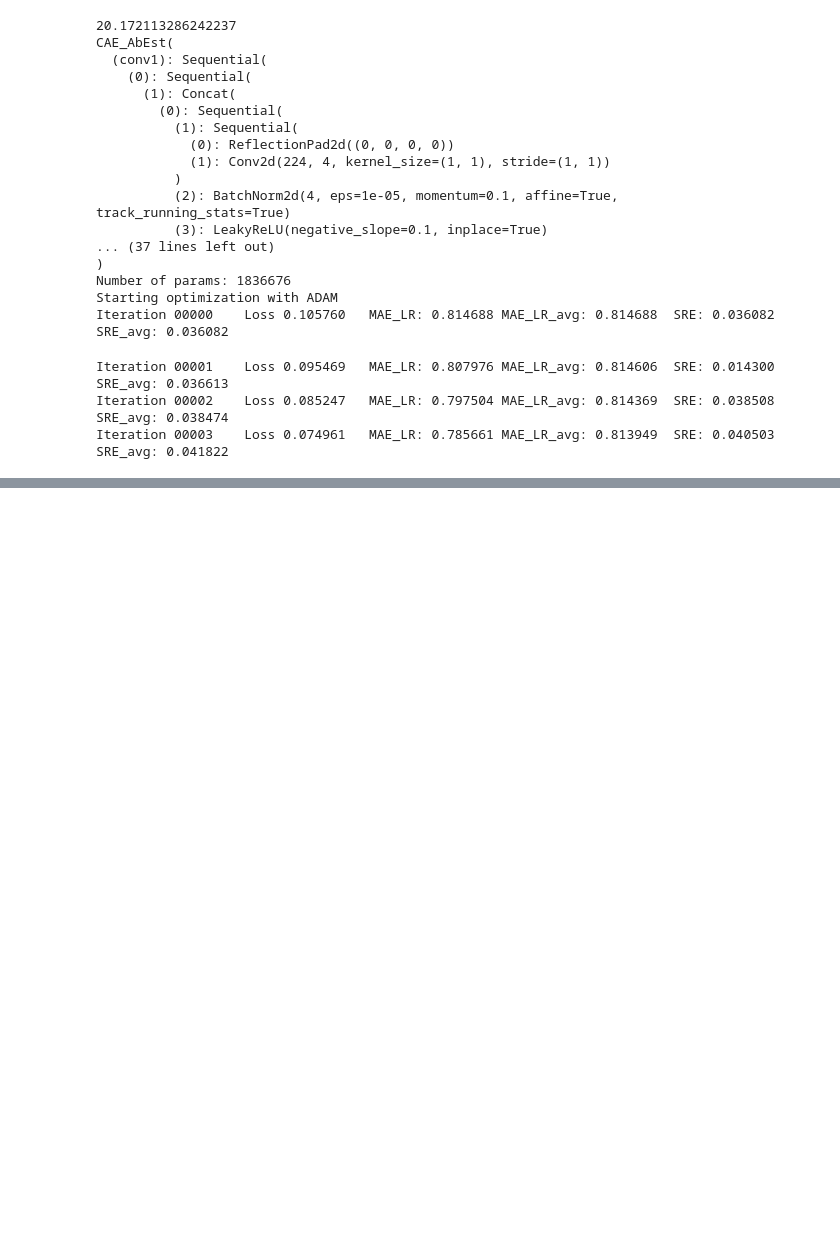
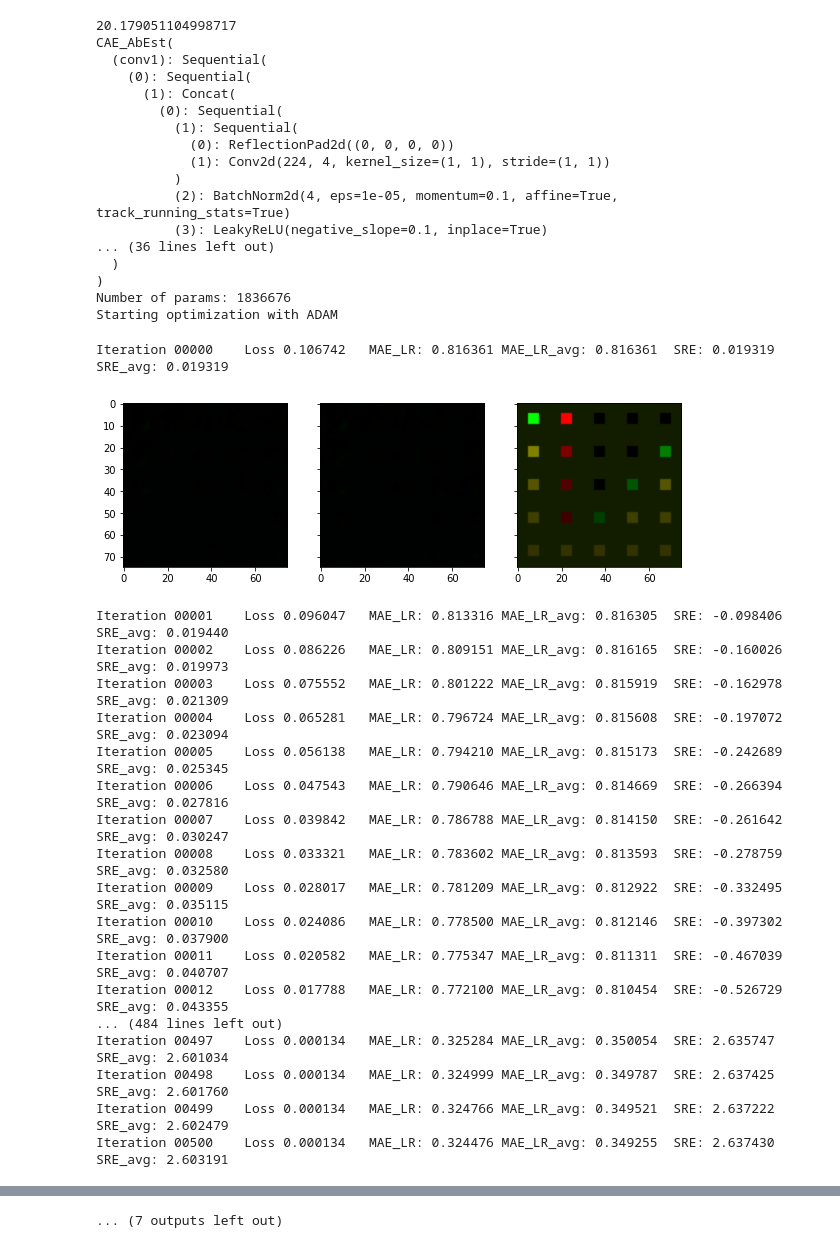
Before and after one commit to BehnoodRasti/Unmixing_Tutorial_IEEE_IADF, a Jupyter notebook: SUnCNNCollab_DC1.ipynb, the cells around one changed output, grey strips where cells are left out. Cells and saved outputs as stored; diff of their text form; code cells hidden in the pictures; blank space fills up the shorter version.

```diff
--- a/SUnCNNCollab_DC1.ipynb
+++ b/SUnCNNCollab_DC1.ipynb
@@ -189,12 +194,12 @@ for fi in tqdm(range(1)):
                 # out_LR_np = np.clip(out_LR_np, 0, 1)
                 # out_avg_np = np.clip(out_avg_np, 0, 1)
 
-                # f, (ax1, ax2, ax3) = plt.subplots(1, 3, sharey=True, figsize=(10,10))
-                # ax1.imshow(np.stack((out_LR_np[2,:,:],out_LR_np[1,:,:],out_LR_np[0,:,:]),2))
-                # ax2.imshow(np.stack((out_avg_np[2,:,:],out_avg_np[1,:,:],out_avg_np[0,:,:]),2))
-                # ax3.imshow(np.stack((A_true_np[2,:,:],A_true_np[1,:,:],A_true_np[0,:,:]),2))
-                # plt.show()
-                plt.plot(out_LR_np.reshape(LibS,nr1*nc1))
+                f, (ax1, ax2, ax3) = plt.subplots(1, 3, sharey=True, figsize=(10,10))
+                ax1.imshow(np.stack((out_LR_np[2,:,:],out_LR_np[1,:,:],out_LR_np[0,:,:]),2))
+                ax2.imshow(np.stack((out_avg_np[2,:,:],out_avg_np[1,:,:],out_avg_np[0,:,:]),2))
+                ax3.imshow(np.stack((A_true_np[2,:,:],A_true_np[1,:,:],A_true_np[0,:,:]),2))
+                plt.show()
+                #plt.plot(out_LR_np.reshape(LibS,nr1*nc1))
             loss[i]=total_loss.item()
             i += 1
 
@@ -204,36 +209,52 @@ for fi in tqdm(range(1)):
         optimize(OPTIMIZER1, p11, closure1, LR1, num_iter1)
         if 0:
             out_LR_np = out_LR.detach().cpu().squeeze().numpy()
             out_avg_np = out_avg.detach().cpu().squeeze().numpy()
             MAE_LR_avg= 100*np.mean(abs(A_true_np.astype(np.float32)- np.clip(out_avg_np, 0, 1)))
             MAE_LR= 100*np.mean(abs(A_true_np.astype(np.float32)- np.clip(out_LR_np, 0, 1)))
             SRE=10*np.log10(LA.norm(A_true_np.astype(np.float32).reshape((EE.shape[1],nr1*nc1)),'fro')/LA.norm((A_true_np.astype(np.float32)- np.clip(out_LR_np, 0, 1)).reshape((EE.shape[1],nr1*nc1)),'fro'))
             SRE_avg=10*np.log10(LA.norm(A_true_np.astype(np.float32).reshape((EE.shape[1],nr1*nc1)),'fro')/LA.norm((A_true_np.astype(np.float32)- np.clip(out_avg_np, 0, 1)).reshape((EE.shape[1],nr1*nc1)),'fro'))
             print ('Iteration %05d  MAE_LR: %f MAE_LR_avg: %f  SRE: %f SRE_avg: %f ' % (i, MAE_LR, MAE_LR_avg, SRE, SRE_avg))
         # if  save_result is True:
         #      scipy.io.savemat("C:/Users/behnood/Desktop/Sparse Unmixing/Results/Sim2/demo1/10runs/out_avg_np%01d%01d.mat" % (fi+2,fj+1),
         #                     {'out_avg_np%01d%01d' % (fi+2, fj+1):out_avg_np.transpose(1,2,0)})
         #      scipy.io.savemat("C:/Users/behnood/Desktop/Sparse Unmixing/Results/Sim2/demo1/10runs/out_LR_np%01d%01d.mat" % (fi+2,fj+1),
         #                     {'out_LR_np%01d%01d' % (fi+2, fj+1):out_LR_np.transpose(1,2,0)})
 #%%
 # %% [output]
-20.172113286242237
+20.179051104998717
 CAE_AbEst(
   (conv1): Sequential(
     (0): Sequential(
       (1): Concat(
         (0): Sequential(
           (1): Sequential(
             (0): ReflectionPad2d((0, 0, 0, 0))
             (1): Conv2d(224, 4, kernel_size=(1, 1), stride=(1, 1))
           )
           (2): BatchNorm2d(4, eps=1e-05, momentum=0.1, affine=True, track_running_stats=True)
           (3): LeakyReLU(negative_slope=0.1, inplace=True)
-... (37 lines left out)
+... (36 lines left out)
+  )
 )
 Number of params: 1836676
 Starting optimization with ADAM
-Iteration 00000    Loss 0.105760   MAE_LR: 0.814688 MAE_LR_avg: 0.814688  SRE: 0.036082 SRE_avg: 0.036082
-Iteration 00001    Loss 0.095469   MAE_LR: 0.807976 MAE_LR_avg: 0.814606  SRE: 0.014300 SRE_avg: 0.036613
-Iteration 00002    Loss 0.085247   MAE_LR: 0.797504 MAE_LR_avg: 0.814369  SRE: 0.038508 SRE_avg: 0.038474
-Iteration 00003    Loss 0.074961   MAE_LR: 0.785661 MAE_LR_avg: 0.813949  SRE: 0.040503 SRE_avg: 0.041822
+Iteration 00000    Loss 0.106742   MAE_LR: 0.816361 MAE_LR_avg: 0.816361  SRE: 0.019319 SRE_avg: 0.019319
+[figure, added]
+Iteration 00001    Loss 0.096047   MAE_LR: 0.813316 MAE_LR_avg: 0.816305  SRE: -0.098406 SRE_avg: 0.019440
+Iteration 00002    Loss 0.086226   MAE_LR: 0.809151 MAE_LR_avg: 0.816165  SRE: -0.160026 SRE_avg: 0.019973
+Iteration 00003    Loss 0.075552   MAE_LR: 0.801222 MAE_LR_avg: 0.815919  SRE: -0.162978 SRE_avg: 0.021309
+Iteration 00004    Loss 0.065281   MAE_LR: 0.796724 MAE_LR_avg: 0.815608  SRE: -0.197072 SRE_avg: 0.023094
+Iteration 00005    Loss 0.056138   MAE_LR: 0.794210 MAE_LR_avg: 0.815173  SRE: -0.242689 SRE_avg: 0.025345
+Iteration 00006    Loss 0.047543   MAE_LR: 0.790646 MAE_LR_avg: 0.814669  SRE: -0.266394 SRE_avg: 0.027816
+Iteration 00007    Loss 0.039842   MAE_LR: 0.786788 MAE_LR_avg: 0.814150  SRE: -0.261642 SRE_avg: 0.030247
+Iteration 00008    Loss 0.033321   MAE_LR: 0.783602 MAE_LR_avg: 0.813593  SRE: -0.278759 SRE_avg: 0.032580
+Iteration 00009    Loss 0.028017   MAE_LR: 0.781209 MAE_LR_avg: 0.812922  SRE: -0.332495 SRE_avg: 0.035115
+Iteration 00010    Loss 0.024086   MAE_LR: 0.778500 MAE_LR_avg: 0.812146  SRE: -0.397302 SRE_avg: 0.037900
+Iteration 00011    Loss 0.020582   MAE_LR: 0.775347 MAE_LR_avg: 0.811311  SRE: -0.467039 SRE_avg: 0.040707
+Iteration 00012    Loss 0.017788   MAE_LR: 0.772100 MAE_LR_avg: 0.810454  SRE: -0.526729 SRE_avg: 0.043355
+... (484 lines left out)
+Iteration 00497    Loss 0.000134   MAE_LR: 0.325284 MAE_LR_avg: 0.350054  SRE: 2.635747 SRE_avg: 2.601034
+Iteration 00498    Loss 0.000134   MAE_LR: 0.324999 MAE_LR_avg: 0.349787  SRE: 2.637425 SRE_avg: 2.601760
+Iteration 00499    Loss 0.000134   MAE_LR: 0.324766 MAE_LR_avg: 0.349521  SRE: 2.637222 SRE_avg: 2.602479
+Iteration 00500    Loss 0.000134   MAE_LR: 0.324476 MAE_LR_avg: 0.349255  SRE: 2.637430 SRE_avg: 2.603191
@@ -239,0 +333 @@ Iteration 00003    Loss 0.074961   MAE_LR: 0.785661 MAE_LR_avg: 0.813949  SRE: 0
+... (7 outputs left out)
```
Also changed, not shown: parts of 2 cells of this notebook.
